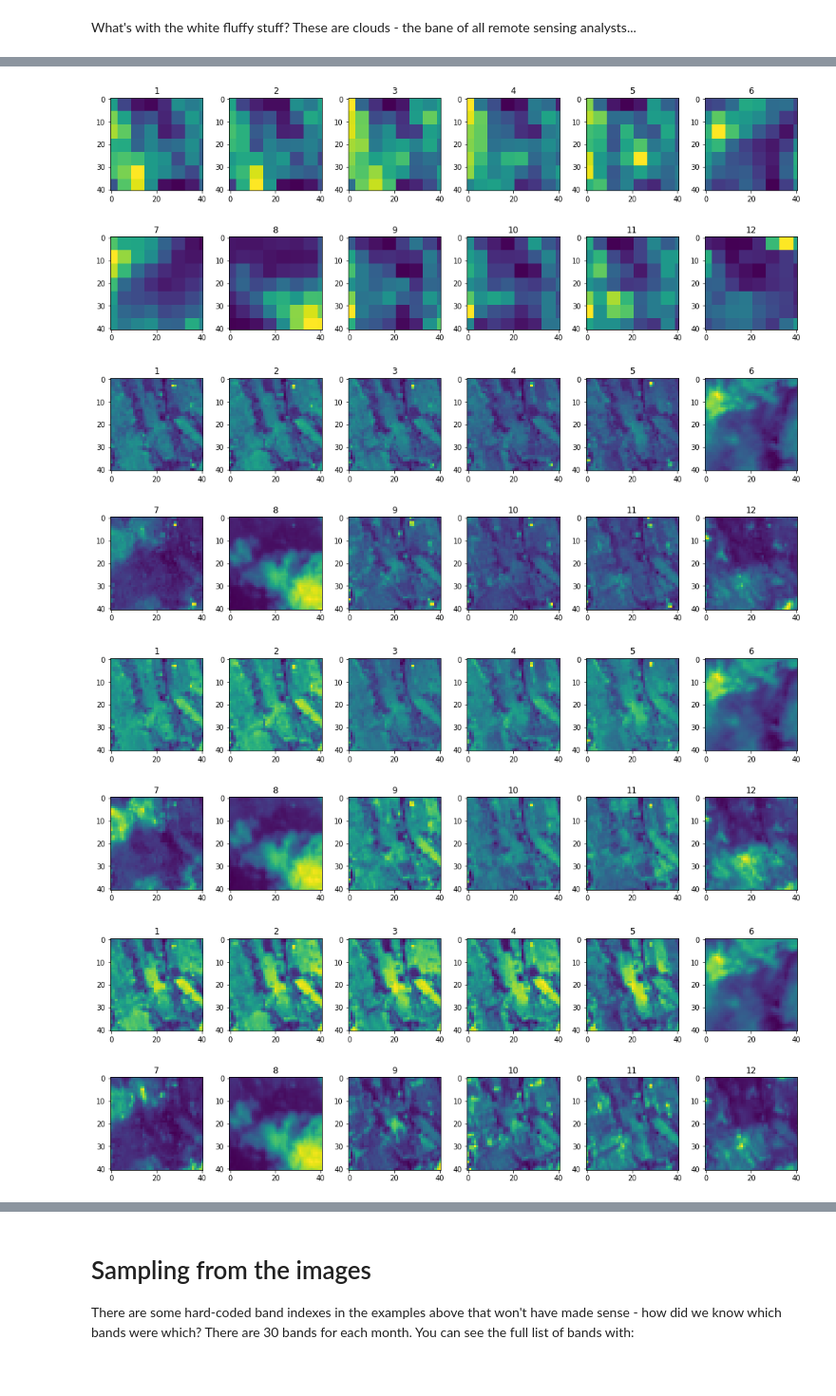
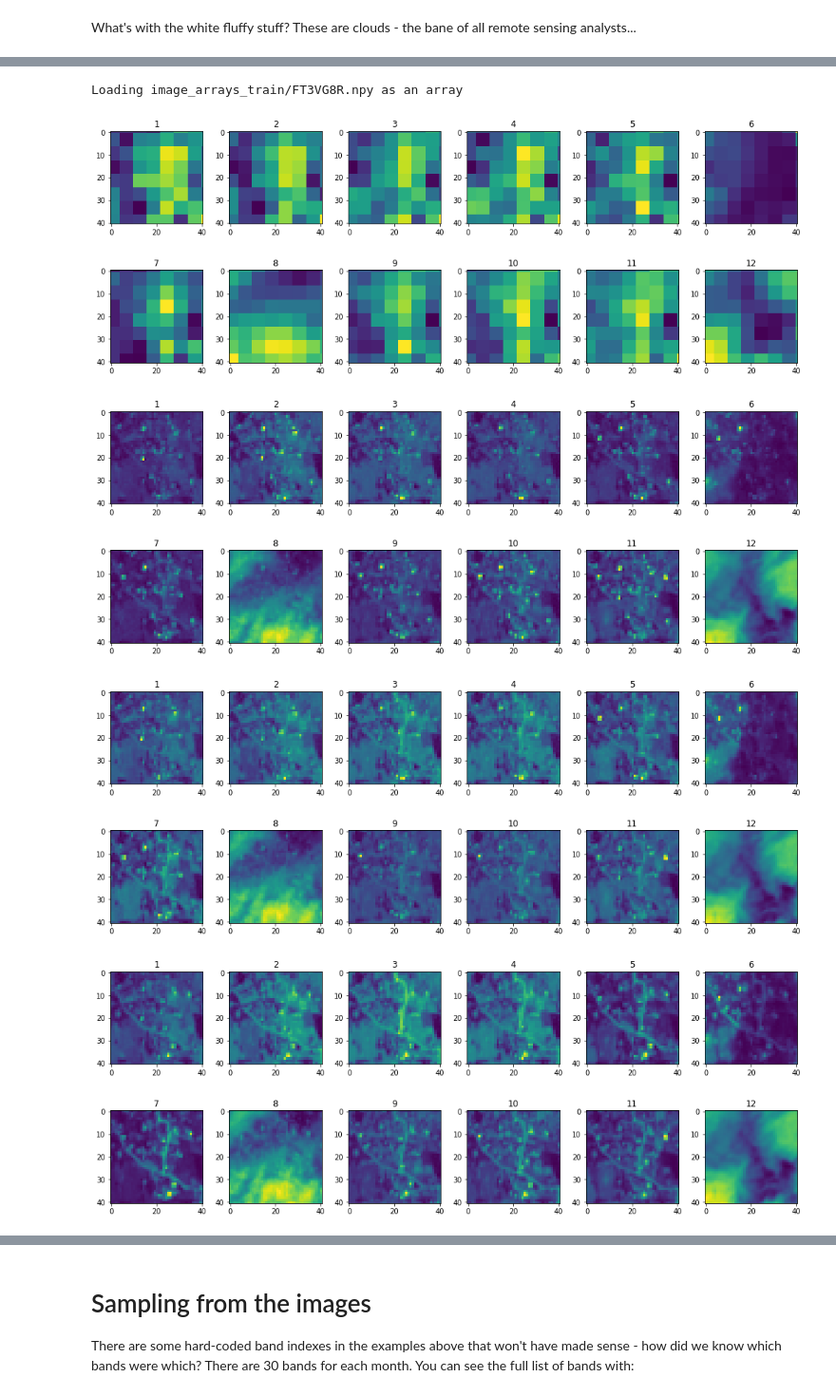
Before and after one commit to sam-ghala/CoRNN, a Jupyter notebook: data/Starter_Notebook_CGIAR_Yield_Estimation.ipynb, the cells around one changed output, grey strips where cells are left out. Shown at 95% size. Saved outputs shown, nothing was run; the diff lists cells and outputs as text; code cells hidden in the pictures.

```diff
--- a/data/Starter_Notebook_CGIAR_Yield_Estimation.ipynb
+++ b/data/Starter_Notebook_CGIAR_Yield_Estimation.ipynb
@@ -121,16 +121,24 @@ for i in range(12):
 # %%
-# look at all the months for each band
-# Show the SWIR band (B12) where clouds have a high reflectance
+# look at all the images for a single field.
+
+fid = train['Field_ID'].values[300]
+fn = f'image_arrays_train/{fid}.npy' # File name based on Field_ID
+print(f'Loading {fn} as an array')
+
+# load the randomly sampled datapoint image
+arr = np.load(fn) # Loading the data with numpy
+
 for j in range(30):
     fig, axs = plt.subplots(2, 6, figsize=(18, 6), facecolor='w', edgecolor='k')
     fig.subplots_adjust(hspace = .5, wspace=.001)
     axs = axs.ravel()
     for i in range(12):
       image = arr[i*30 + j]
       axs[i].imshow(image)
       axs[i].set_title(str(i+1))
 # %% [output]
+Loading image_arrays_train/FT3VG8R.npy as an array
-[figure, old version]
+[figure, new version]
-[figure, old version]
+[figure, new version]
-[figure, old version]
+[figure, new version]
-[figure, old version]
+[figure, new version]
```
Also changed, not shown: parts of 39 cells of this notebook.
